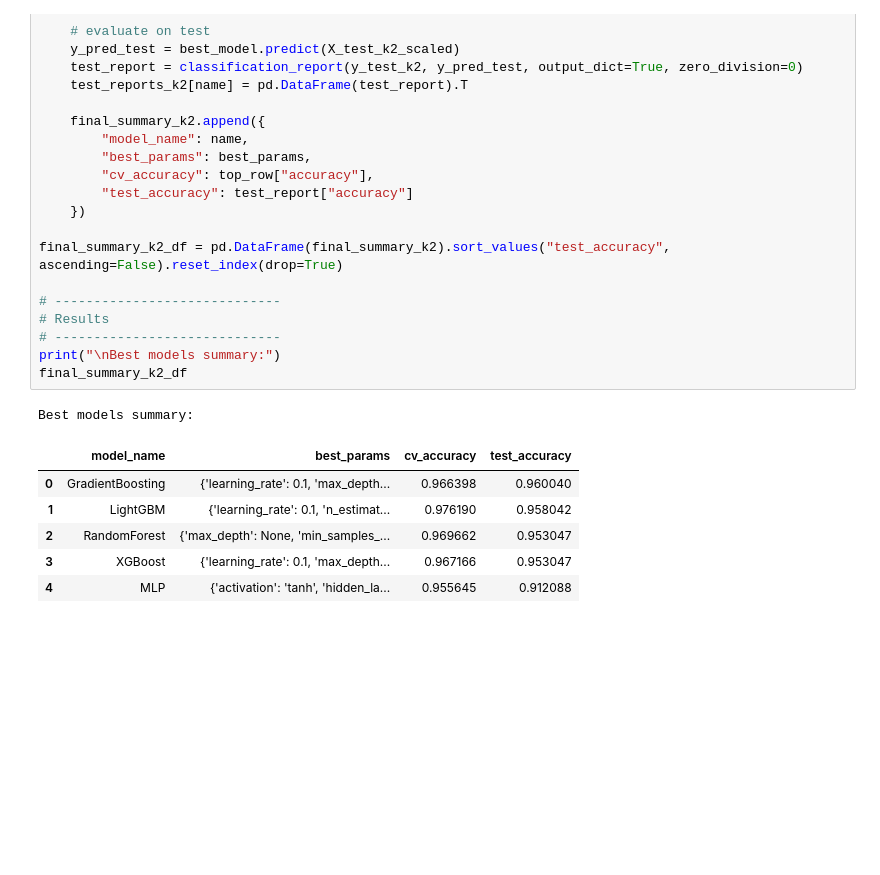
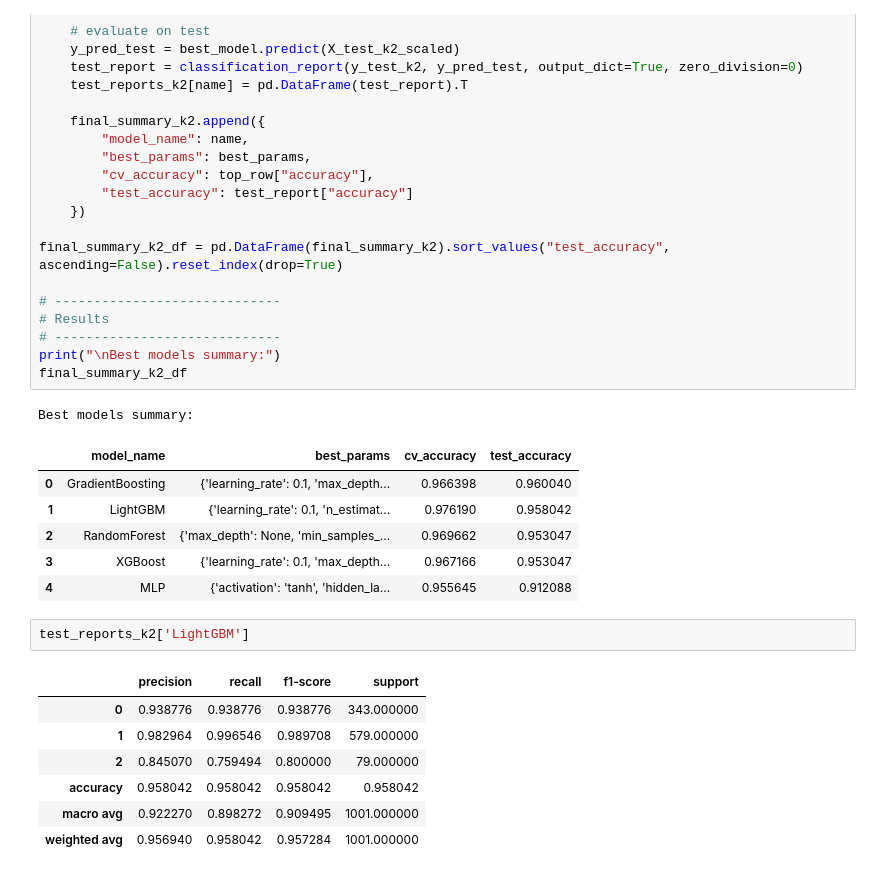
Before and after one commit to FriendyKiran/Exoplanet-Discovery-using-Machine-Learning, a Jupyter notebook: Exoplanents.ipynb, the cells around one changed output. Cells and saved outputs as stored; diff of their text form; blank space fills up the shorter version.

```diff
--- a/Exoplanents.ipynb
+++ b/Exoplanents.ipynb
@@ -1038,3 +1030,13 @@ Best models summary:
 | 2 | RandomForest | {'max_depth': None, 'min_samples_... | 0.969662 | 0.953047 |
 | 3 | XGBoost | {'learning_rate': 0.1, 'max_depth... | 0.967166 | 0.953047 |
 | 4 | MLP | {'activation': 'tanh', 'hidden_la... | 0.955645 | 0.912088 |
+# %%
+test_reports_k2['LightGBM']
+# %% [output]
+|  | precision | recall | f1-score | support |
+| 0 | 0.938776 | 0.938776 | 0.938776 | 343.000000 |
+| 1 | 0.982964 | 0.996546 | 0.989708 | 579.000000 |
+| 2 | 0.845070 | 0.759494 | 0.800000 | 79.000000 |
+| accuracy | 0.958042 | 0.958042 | 0.958042 | 0.958042 |
+| macro avg | 0.922270 | 0.898272 | 0.909495 | 1001.000000 |
+| weighted avg | 0.956940 | 0.958042 | 0.957284 | 1001.000000 |
```
Also changed, not shown: parts of 20 cells of this notebook, 11 other files.
